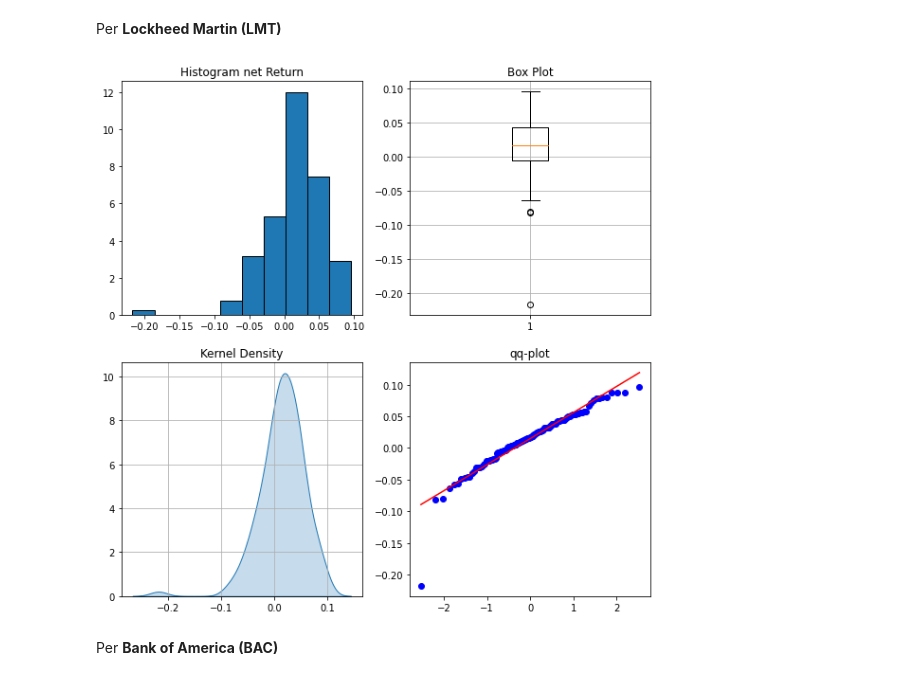
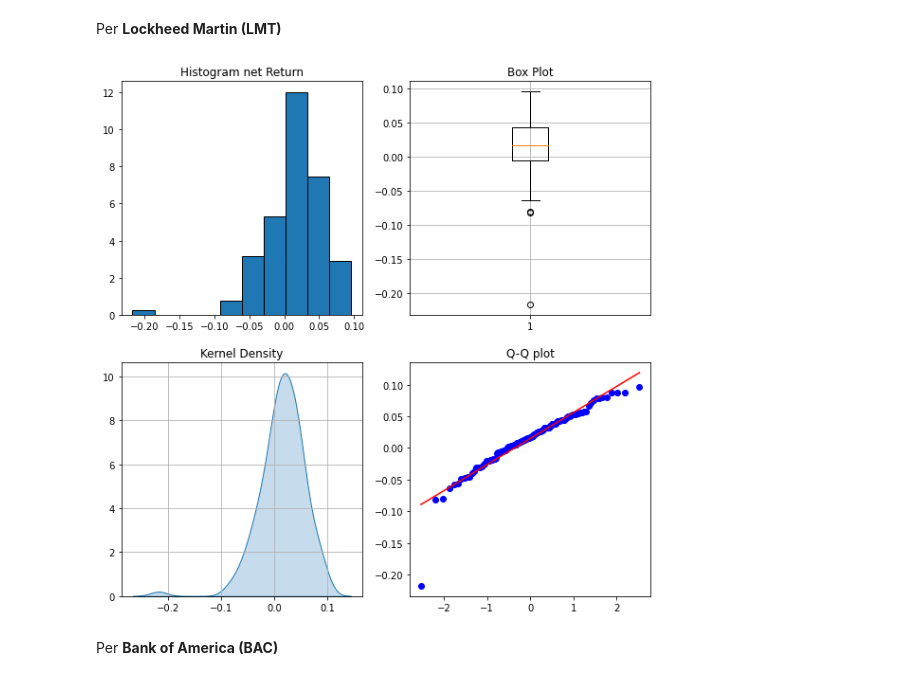
Before and after one commit to tommcamm/BISF-Project, a Jupyter notebook: python/Notebook del progetto.ipynb, the cells around one changed output. Saved outputs shown, nothing was run; the diff lists cells and outputs as text; code cells hidden in the pictures.

```diff
--- a/python/Notebook del progetto.ipynb
+++ b/python/Notebook del progetto.ipynb
@@ -775,35 +778,35 @@ plt.figure(figsize=(10,10))
 plt.rc('font', size=10)
 
 # Utiliziamo subplot per effettuare più plot nella stessa pic.
 ## Istogramma
 plt.subplot(221)
 plt.title("Histogram net Return")
 plt.hist(rendimenti_netti_lmt["Adj Close"], density = True, edgecolor='black')
 
 ## BoxPlot
 plt.subplot(222)
 plt.title("Box Plot")
 plt.grid(True)
 plt.boxplot(rendimenti_netti_lmt["Adj Close"])
 
 ## Kernel Density
 plt.subplot(223)
 plt.title("Kernel Density")
 sns.kdeplot(rendimenti_netti_lmt["Adj Close"], shade=True)
 plt.grid(True)
 plt.xlabel('')
 plt.ylabel('')
 
 ## qq-plot
 plt.subplot(224)
 stats.probplot(rendimenti_netti_lmt["Adj Close"],dist='norm',plot=plt)
-plt.title("qq-plot")
+plt.title("Q-Q plot")
 plt.xlabel('')
 plt.ylabel('')
 
 plt.show()
 # %% [output]
-[figure, old version]
+[figure, new version]
 # %% [markdown]
 Per **Bank of America (BAC)**
 # %%
```
Also changed, not shown: parts of 14 cells of this notebook, 7 other files.
